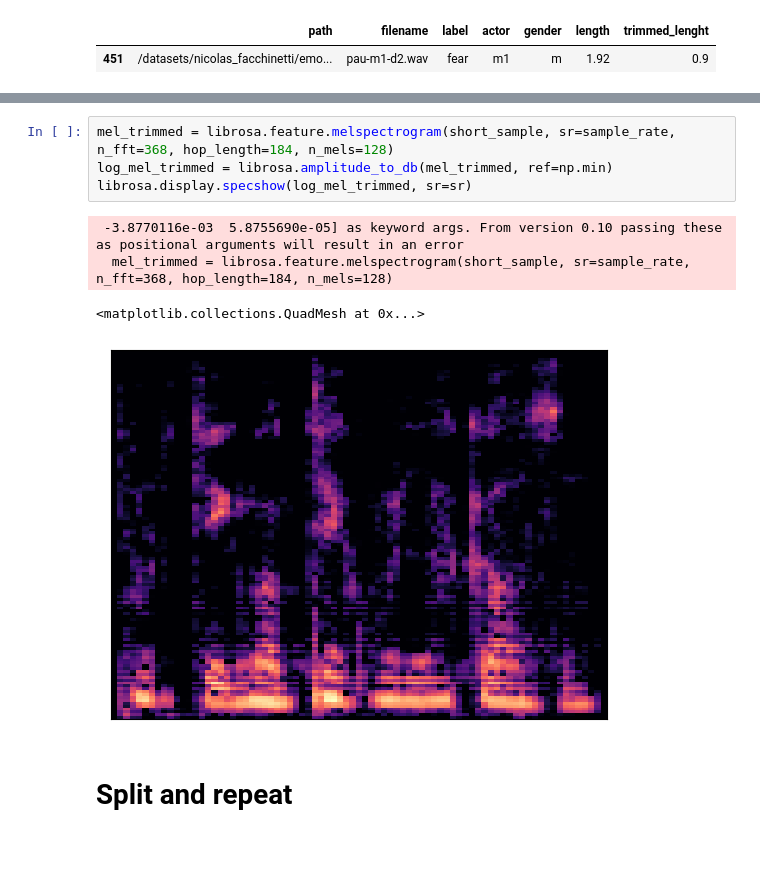
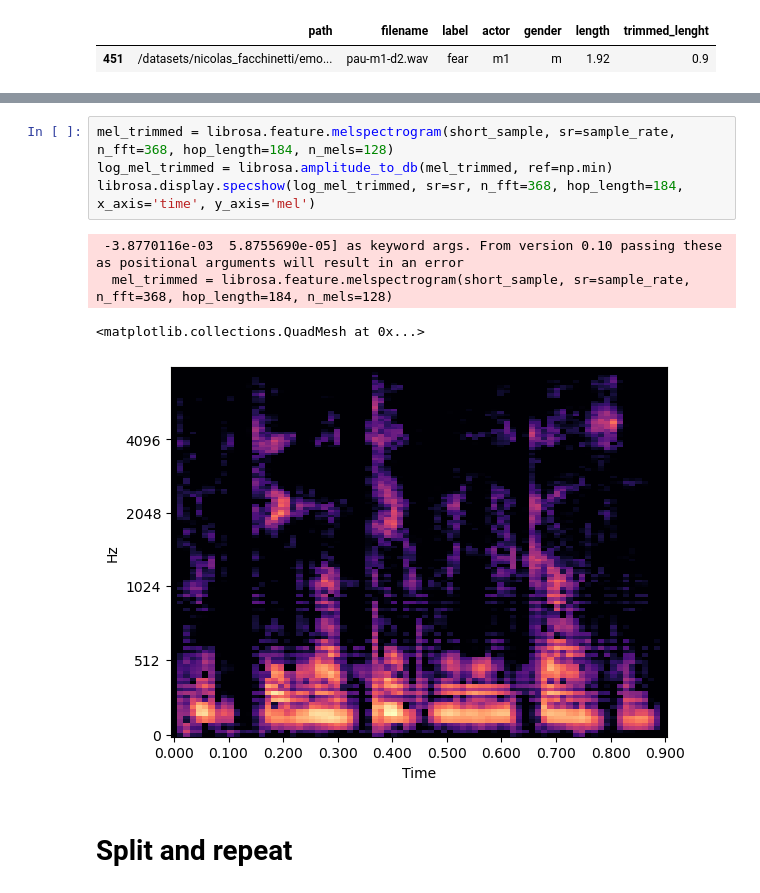
Before and after one commit to LIMUNIMI/thesis_adversarial_ml_audio, a Jupyter notebook: datasets_preprocessing_phase1.ipynb, the cells around one changed output, grey strips where cells are left out. Saved outputs shown, nothing was run; the diff lists cells and outputs as text; blank space fills up the shorter version.

```diff
--- a/datasets_preprocessing_phase1.ipynb
+++ b/datasets_preprocessing_phase1.ipynb
@@ -236,12 +242,12 @@ IPython.display.Audio(min_sample, rate=sr)
 # %%
 mel_trimmed = librosa.feature.melspectrogram(short_sample, sr=sample_rate, n_fft=368, hop_length=184, n_mels=128)
 log_mel_trimmed = librosa.amplitude_to_db(mel_trimmed, ref=np.min)
-librosa.display.specshow(log_mel_trimmed, sr=sr)
+librosa.display.specshow(log_mel_trimmed, sr=sr, n_fft=368, hop_length=184, x_axis='time', y_axis='mel')
 # %% [output]
  -3.8770116e-03  5.8755690e-05] as keyword args. From version 0.10 passing these as positional arguments will result in an error
   mel_trimmed = librosa.feature.melspectrogram(short_sample, sr=sample_rate, n_fft=368, hop_length=184, n_mels=128)
 <matplotlib.collections.QuadMesh at 0x...>
-[figure, old version]
+[figure, new version]
 # %% [markdown]
 # Split and repeat
 # %% [markdown]
```
Also changed, not shown: parts of 14 cells of this notebook, 5 other files.
